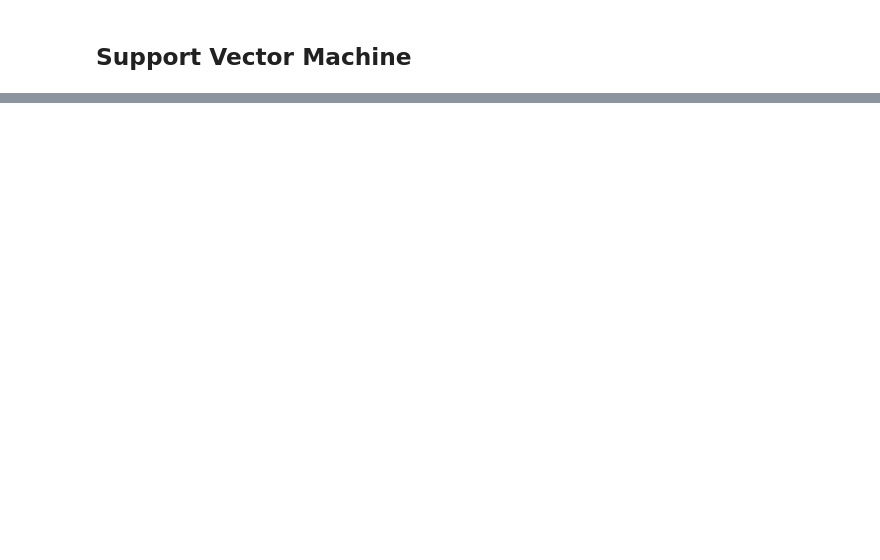
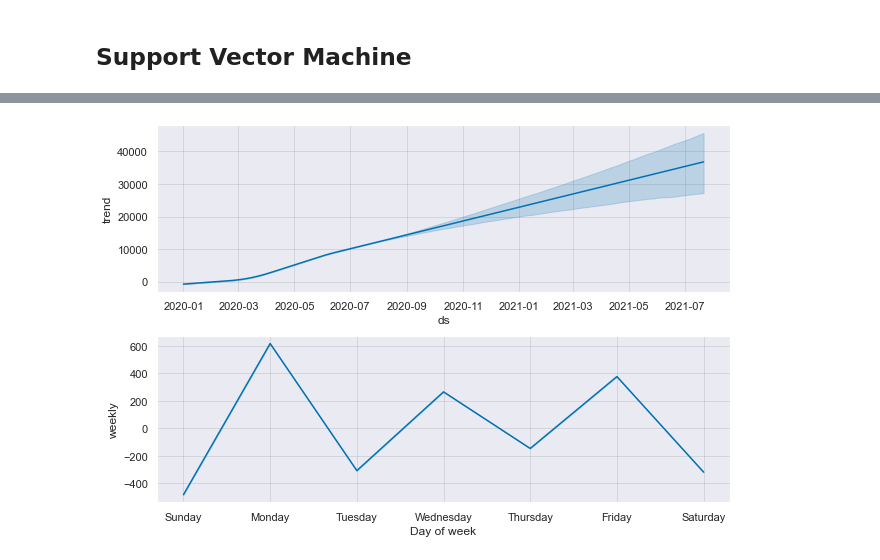
Before and after one commit to epg3/COVID_19_MX, a Jupyter notebook: Model.ipynb, the cells around one changed output, grey strips where cells are left out. Drawn from its saved outputs; the diff is of its cells as text; code cells hidden in the pictures; blank space fills up the shorter version.

Commit message:
+ time series;

```diff
--- a/Model.ipynb
+++ b/Model.ipynb
@@ -368,0 +414,7 @@ NameError: name 'SVM_jaccard' is not defined
+# %%
+df_time_pos = df_general.FECHA_SINTOMAS.value_counts().to_frame()
+df_time_pos = df_time_pos.reset_index()
+df_time_pos.rename(columns={df_time_pos.columns[0]: 'ds', 'FECHA_SINTOMAS': 'y' }, inplace = True)
+# %%
+m = Prophet()
+m.fit(df_time_pos)
@@ -368,0 +425,3 @@ NameError: name 'SVM_jaccard' is not defined
+# %%
+future = m.make_future_dataframe(periods=365)
+future.tail()
@@ -368,0 +435,3 @@ NameError: name 'SVM_jaccard' is not defined
+# %%
+forecast = m.predict(future)
+forecast[['ds', 'yhat', 'yhat_lower', 'yhat_upper']].tail()
@@ -368,0 +445,4 @@ NameError: name 'SVM_jaccard' is not defined
+# %%
+fig2 = m.plot_components(forecast)
+# %% [output]
+[figure, added]
```
Also changed, not shown: parts of 44 cells of this notebook, 1 other file.
